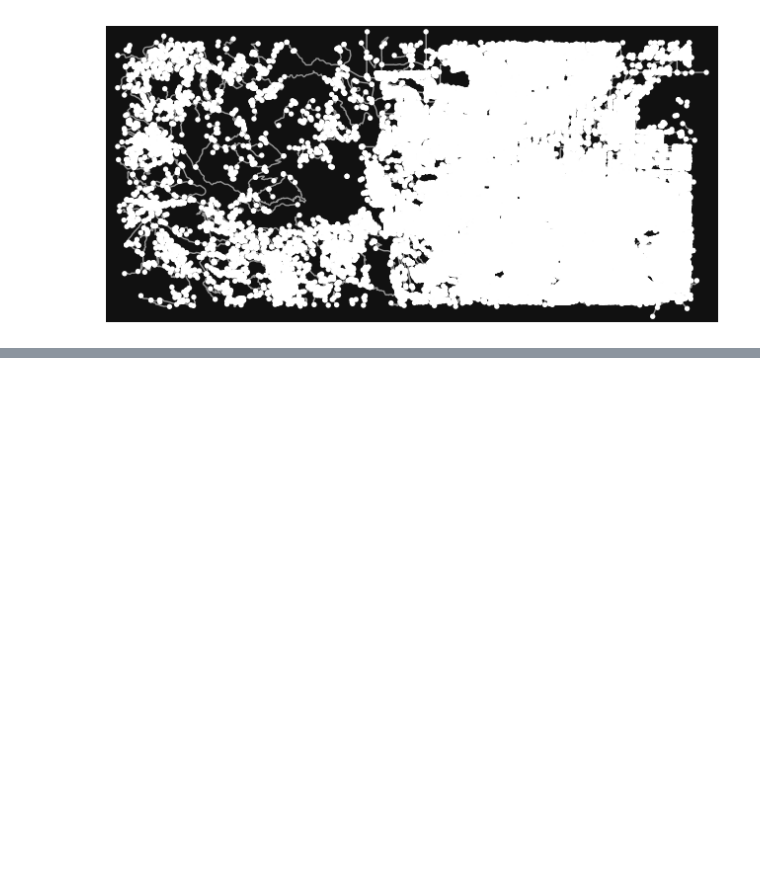
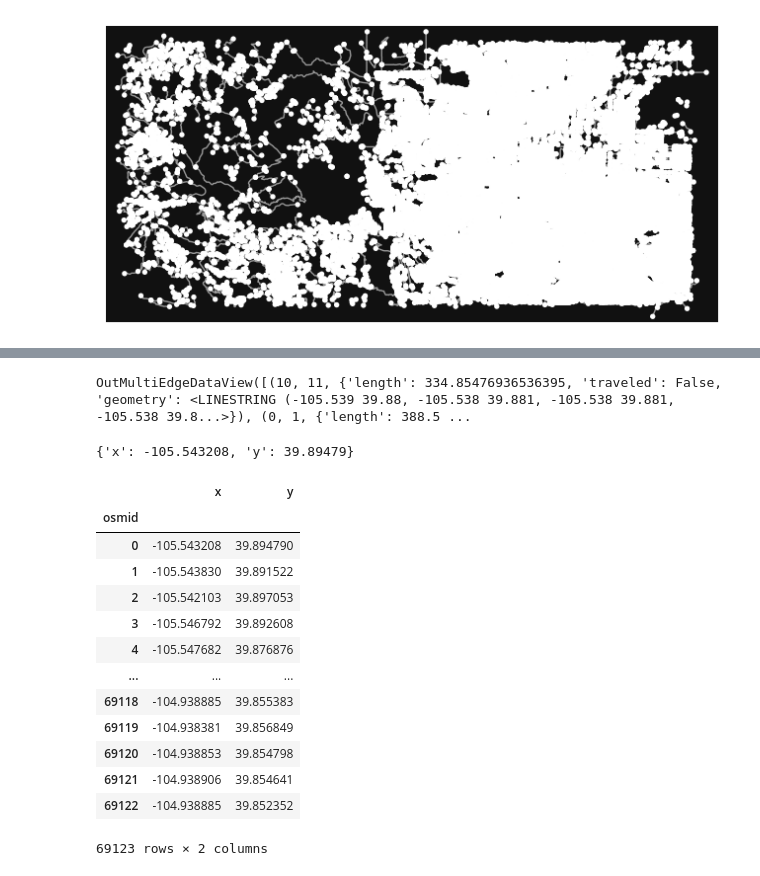
Before and after one commit to Hermanoid/wandrer_planner, a Jupyter notebook: planner.ipynb, the cells around one changed output, grey strips where cells are left out. Drawn from its saved outputs; the diff is of its cells as text; code cells hidden in the pictures; blank space fills up the shorter version.

```diff
--- a/planner.ipynb
+++ b/planner.ipynb
@@ -23,7 +25,12 @@ root.getchildren()[0].countchildren()
 # %%
 # Get ready
 linestrings = root.xpath(".//kml:Placemark[.//kml:LineString]", namespaces=namespace)
-crs = "EPSG:4326"
+crs = "WGS84"
+geod = pyproj.Geod(ellps=crs)
+linestrings = [ls for ls in linestrings if hasattr(ls, "LineString")]
+# Use this dictionary method so an error is thrown if there's some key I haven't seen at the time of programming
+travel_tags = {"#Traveled": True, "#TraveledUnpaved": True, "#Untraveled": False, "#UntraveledUnpaved": False}
+linestrings_traveled = [travel_tags[ls.styleUrl] for ls in linestrings]
 linestring_coordinate_texts = [ls.LineString.coordinates.text for ls in linestrings if hasattr(ls, "LineString")]
 linestring_coords = [[tuple([float(c) for c in p.split(",")[:2]]) for p in ls.split(" ")] for ls in linestring_coordinate_texts]
 # %%
@@ -31,11 +38,11 @@ linestring_coords = [[tuple([float(c) for c in p.split(",")[:2]]) for p in ls.sp
 nodes = {}
 node_counter = 0
 edge_counts = {}
-edge_lenghts = {}
+edge_lengths = {}
 edges = []
 
 # Count up IDs for nodes and edges
-for coords in linestring_coords:
+for coords, traveled in zip(linestring_coords, linestrings_traveled):
     first, last = coords[0], coords[-1]
     for coord in (first, last):
         if coord not in nodes:
@@ -43,13 +50,13 @@ for coords in linestring_coords:
             node_counter += 1
     first_id, last_id = nodes[first], nodes[last]
     edge_count = edge_counts.get((first_id, last_id), 0)
-    edges.append((first_id, last_id, edge_count))
-    edge_lengths[(first_id, last_id, edge_count)] = shapely.geometry.LineString(coords).length
+    length = sum(geod.inv(*first, *second, radians=False)[2] for first, second in zip(coords[:-1], coords[1:]))
+    edges.append((first_id, last_id, edge_count, length, traveled, shapely.LineString(coords)))
     edge_counts[(first_id, last_id)] = edge_count + 1
 
 graph_nodes = gpd.GeoDataFrame([(value, key[0], key[1]) for key, value in nodes.items()], columns=["osmid", "x", "y"])
 graph_nodes.set_index(["osmid"], inplace=True) # We fake the OSMID, but it still needs to be the key
-graph_edges = gpd.GeoDataFrame(edges, columns=["u", "v", "key", "geometry"], crs=crs)
+graph_edges = gpd.GeoDataFrame(edges, columns=["u", "v", "key", "length", "traveled", "geometry"], crs=crs)
 graph_edges.set_index(["u", "v", "key"], inplace=True)
 del nodes
 del edges
@@ -91,0 +96,25 @@ AttributeError: module 'osmnx' has no attribute 'set_edge_attributes'
+# %%
+graph.edges((10, 11, 0), data=True)
+# %% [output]
+OutMultiEdgeDataView([(10, 11, {'length': 334.85476936536395, 'traveled': False, 'geometry': <LINESTRING (-105.539 39.88, -105.538 39.881, -105.538 39.881, -105.538 39.8...>}), (0, 1, {'length': 388.5 ...
+# %%
+graph.nodes[0]
+# %% [output]
+{'x': -105.543208, 'y': 39.89479}
+# %%
+graph_nodes
+# %% [output]
+|  | x | y |
+| osmid |  |  |
+| 0 | -105.543208 | 39.894790 |
+| 1 | -105.543830 | 39.891522 |
+| 2 | -105.542103 | 39.897053 |
+| 3 | -105.546792 | 39.892608 |
+| 4 | -105.547682 | 39.876876 |
+| ... | ... | ... |
+| 69118 | -104.938885 | 39.855383 |
+| 69119 | -104.938381 | 39.856849 |
+| 69120 | -104.938853 | 39.854798 |
+| 69121 | -104.938906 | 39.854641 |
+| 69122 | -104.938885 | 39.852352 |
+69123 rows × 2 columns
```
Also changed, not shown: parts of 4 cells of this notebook, 6 other files.
